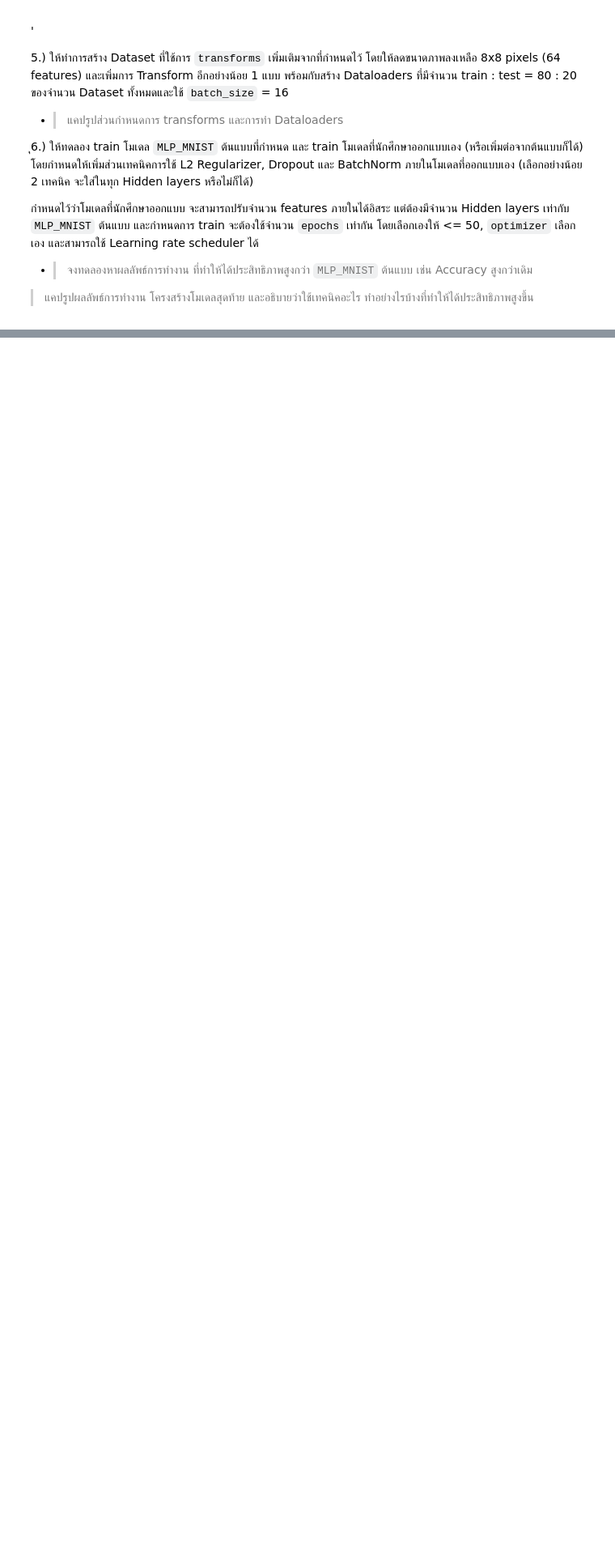
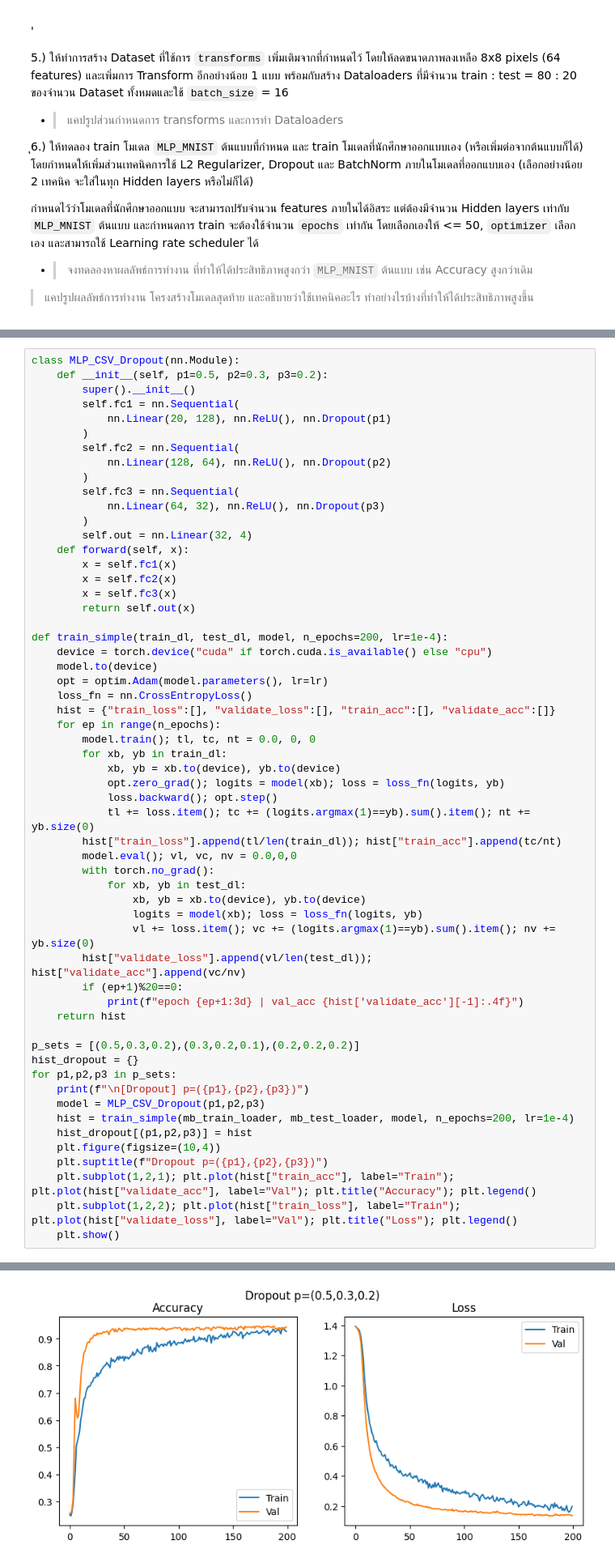
Before and after one commit to Tanaphat-Ken/IntroToML, a Jupyter notebook: HW/HW10/W10-HW_Regularization.ipynb, the cells around one changed output, grey strips where cells are left out. Shown at 81% size. Drawn from its saved outputs; the diff is of its cells as text; blank space fills up the shorter version.

```diff
--- a/HW/HW10/W10-HW_Regularization.ipynb
+++ b/HW/HW10/W10-HW_Regularization.ipynb
@@ -323,0 +517,58 @@ for epoch in range(epochs):
+# %%
+class MLP_CSV_Dropout(nn.Module):
+    def __init__(self, p1=0.5, p2=0.3, p3=0.2):
+        super().__init__()
+        self.fc1 = nn.Sequential(
+            nn.Linear(20, 128), nn.ReLU(), nn.Dropout(p1)
+        )
+        self.fc2 = nn.Sequential(
+            nn.Linear(128, 64), nn.ReLU(), nn.Dropout(p2)
+        )
+        self.fc3 = nn.Sequential(
+            nn.Linear(64, 32), nn.ReLU(), nn.Dropout(p3)
+        )
+        self.out = nn.Linear(32, 4)
+    def forward(self, x):
+        x = self.fc1(x)
+        x = self.fc2(x)
+        x = self.fc3(x)
+        return self.out(x)
+
+def train_simple(train_dl, test_dl, model, n_epochs=200, lr=1e-4):
+    device = torch.device("cuda" if torch.cuda.is_available() else "cpu")
+    model.to(device)
+    opt = optim.Adam(model.parameters(), lr=lr)
+    loss_fn = nn.CrossEntropyLoss()
+    hist = {"train_loss":[], "validate_loss":[], "train_acc":[], "validate_acc":[]}
+    for ep in range(n_epochs):
+        model.train(); tl, tc, nt = 0.0, 0, 0
+        for xb, yb in train_dl:
+            xb, yb = xb.to(device), yb.to(device)
+            opt.zero_grad(); logits = model(xb); loss = loss_fn(logits, yb)
+            loss.backward(); opt.step()
+            tl += loss.item(); tc += (logits.argmax(1)==yb).sum().item(); nt += yb.size(0)
+        hist["train_loss"].append(tl/len(train_dl)); hist["train_acc"].append(tc/nt)
+        model.eval(); vl, vc, nv = 0.0,0,0
+        with torch.no_grad():
+            for xb, yb in test_dl:
+                xb, yb = xb.to(device), yb.to(device)
+                logits = model(xb); loss = loss_fn(logits, yb)
+                vl += loss.item(); vc += (logits.argmax(1)==yb).sum().item(); nv += yb.size(0)
+        hist["validate_loss"].append(vl/len(test_dl)); hist["validate_acc"].append(vc/nv)
+        if (ep+1)%20==0:
+            print(f"epoch {ep+1:3d} | val_acc {hist['validate_acc'][-1]:.4f}")
+    return hist
+
+p_sets = [(0.5,0.3,0.2),(0.3,0.2,0.1),(0.2,0.2,0.2)]
+hist_dropout = {}
+for p1,p2,p3 in p_sets:
+    print(f"\n[Dropout] p=({p1},{p2},{p3})")
+    model = MLP_CSV_Dropout(p1,p2,p3)
+    hist = train_simple(mb_train_loader, mb_test_loader, model, n_epochs=200, lr=1e-4)
+    hist_dropout[(p1,p2,p3)] = hist
+    plt.figure(figsize=(10,4))
+    plt.suptitle(f"Dropout p=({p1},{p2},{p3})")
+    plt.subplot(1,2,1); plt.plot(hist["train_acc"], label="Train"); plt.plot(hist["validate_acc"], label="Val"); plt.title("Accuracy"); plt.legend()
+    plt.subplot(1,2,2); plt.plot(hist["train_loss"], label="Train"); plt.plot(hist["validate_loss"], label="Val"); plt.title("Loss"); plt.legend()
+    plt.show()
+# %% [output]
@@ -323,0 +592 @@ for epoch in range(epochs):
+[figure, added]
```
Also changed, not shown: parts of 13 cells of this notebook, 8 other files.
